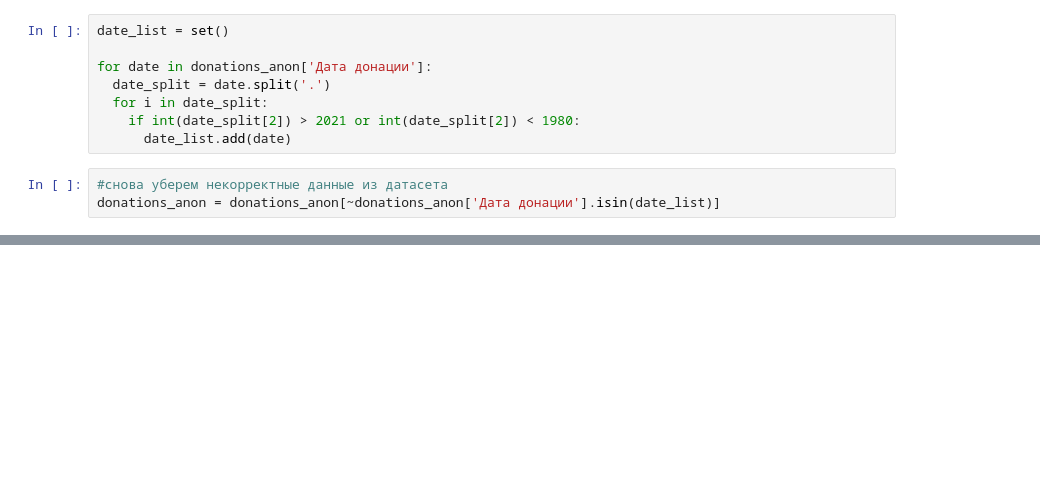
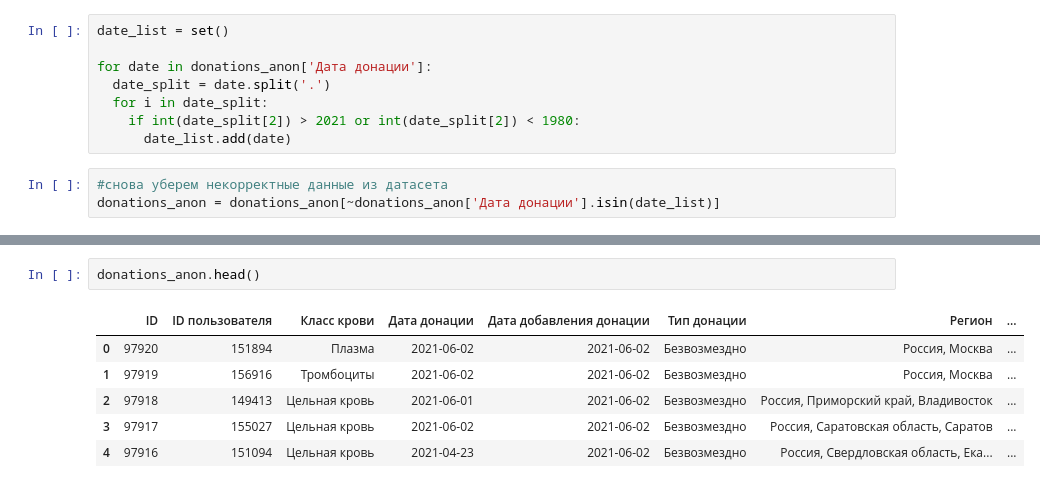
Before and after one commit to kruspe2009/da-ds_pet_projects, a Jupyter notebook: DonorSearch/DonorSearch.ipynb, the cells around one changed output, grey strips where cells are left out. Drawn from its saved outputs; the diff is of its cells as text; blank space fills up the shorter version.

```diff
--- a/DonorSearch/DonorSearch.ipynb
+++ b/DonorSearch/DonorSearch.ipynb
@@ -111,0 +258,9 @@ print('Максимальная дата добавления донации:',
+# %%
+donations_anon.head()
+# %% [output]
+|  | ID | ID пользователя | Класс крови | Дата донации | Дата добавления донации | Тип донации | Регион | ... |
+| 0 | 97920 | 151894 | Плазма | 2021-06-02 | 2021-06-02 | Безвозмездно | Россия, Москва | ... |
+| 1 | 97919 | 156916 | Тромбоциты | 2021-06-02 | 2021-06-02 | Безвозмездно | Россия, Москва | ... |
+| 2 | 97918 | 149413 | Цельная кровь | 2021-06-01 | 2021-06-02 | Безвозмездно | Россия, Приморский край, Владивосток | ... |
+| 3 | 97917 | 155027 | Цельная кровь | 2021-06-02 | 2021-06-02 | Безвозмездно | Россия, Саратовская область, Саратов | ... |
+| 4 | 97916 | 151094 | Цельная кровь | 2021-04-23 | 2021-06-02 | Безвозмездно | Россия, Свердловская область, Ека... | ... |
```
Also changed, not shown: parts of 31 cells of this notebook.
